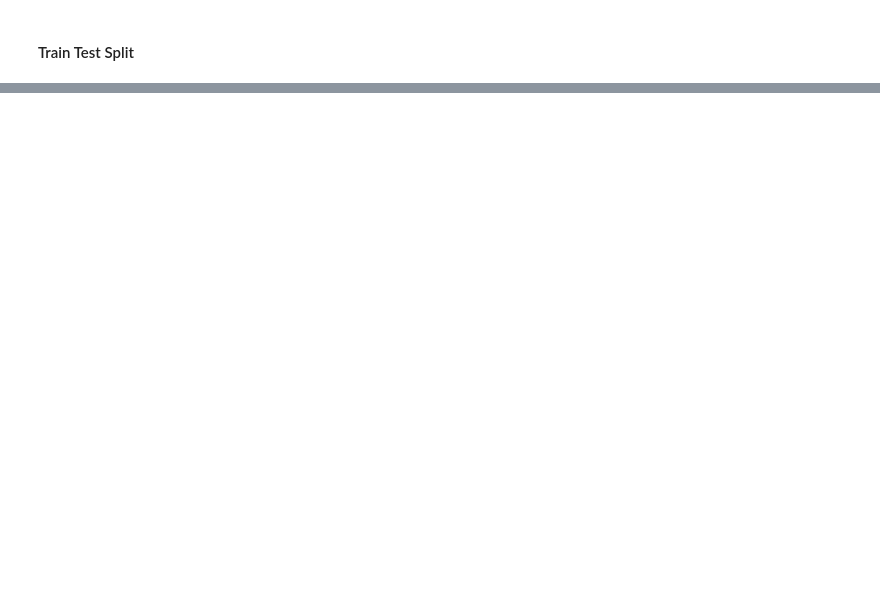
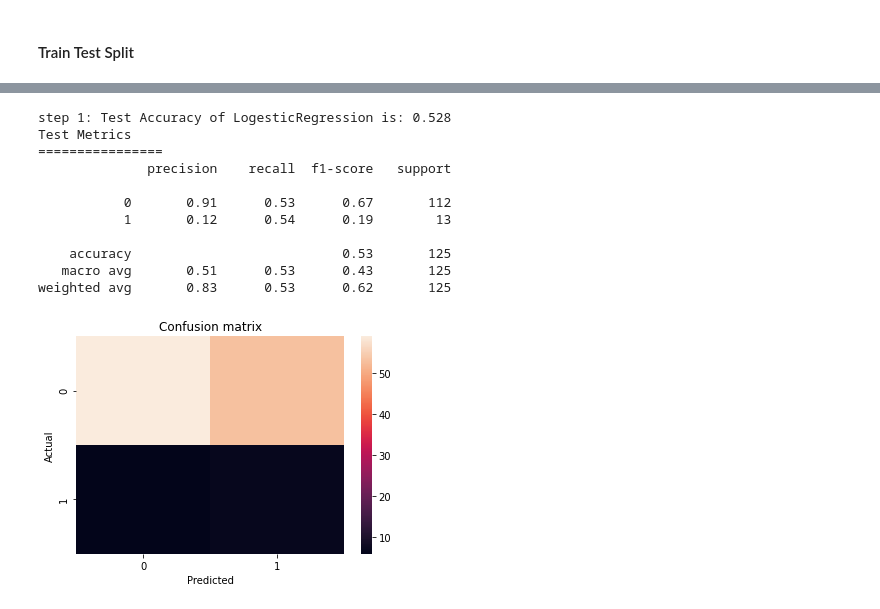
Before and after one commit to daniEL2371/abtest-mlops, a Jupyter notebook: notebooks/ML_AbTest.ipynb, the cells around one changed output, grey strips where cells are left out. Cells and saved outputs as stored; diff of their text form; code cells hidden in the pictures; blank space fills up the shorter version.

```diff
--- a/notebooks/ML_AbTest.ipynb
+++ b/notebooks/ML_AbTest.ipynb
@@ -524,0 +583,12 @@ The P-value for experiment is 0.3. It is not that much significant, since our si
+# %%
+feature_cols = ["experiment", "hour", "date", 'device_make', 'platform_os']
+
+X = platform_df[feature_cols]
+y = platform_df[['aware']]
+
+test_size = 0.1
+
+X_train, X_test, y_train, y_test = train_test_split(X, y, test_size=test_size, random_state=42)
+# %%
+logesticRegressionModel = LogesticRegressionModel(X_train, X_test,  y_train, y_test)
+clf2, loss_arr_2, acc_arr_2 = logesticRegressionModel.train(5)
@@ -524,0 +610,15 @@ The P-value for experiment is 0.3. It is not that much significant, since our si
+# %%
+test_acc2, test_loss2, report2, matrix2  = logesticRegressionModel.test()
+# %% [output]
+step 1: Test Accuracy of LogesticRegression is: 0.528
+Test Metrics
+================
+              precision    recall  f1-score   support
+
+           0       0.91      0.53      0.67       112
+           1       0.12      0.54      0.19        13
+
+    accuracy                           0.53       125
+   macro avg       0.51      0.53      0.43       125
+weighted avg       0.83      0.53      0.62       125
+[figure, added]
```
Also changed, not shown: parts of 57 cells of this notebook.
